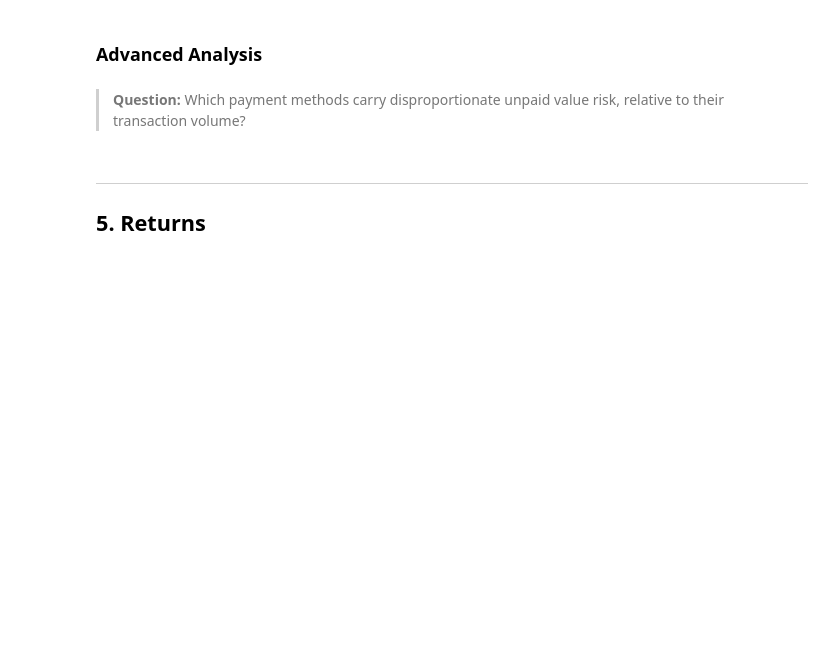
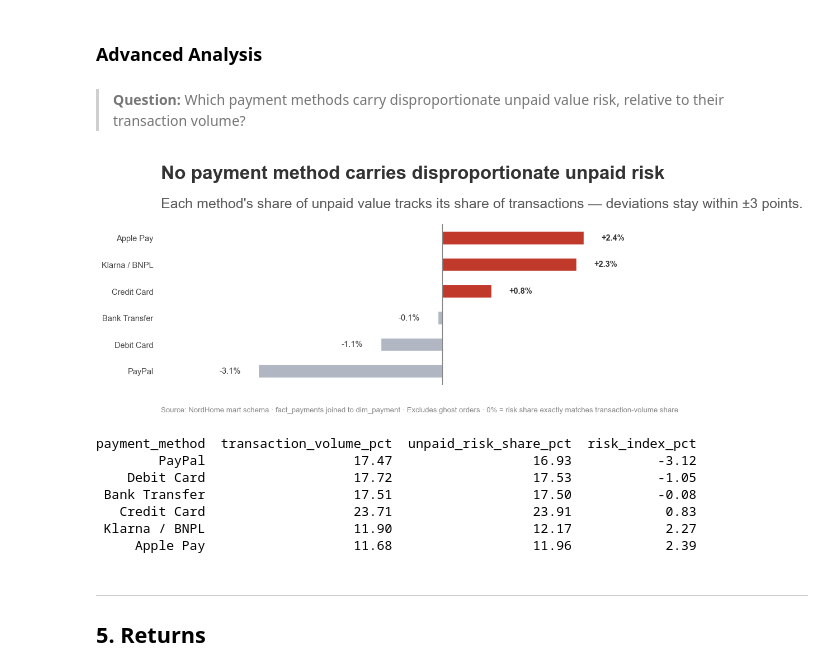
Before and after one commit to eileenheyer-cyber/nordhome_retail_analytics, a Jupyter notebook: 04_EDA/nordhome_eda.ipynb, the cells around one changed output. Cells and saved outputs as stored; diff of their text form; code cells hidden in the pictures; blank space fills up the shorter version.

```diff
--- a/04_EDA/nordhome_eda.ipynb
+++ b/04_EDA/nordhome_eda.ipynb
@@ -2934,34 +2816,43 @@ ax.axvline(0, color="#888888", linewidth=1)
 
 for i, value in enumerate(df_method_risk["risk_index_pct"]):
     ax.text(value + (0.3 if value >= 0 else -0.3), i, f"{value:+.1f}%",
             va="center", ha="left" if value >= 0 else "right",
             fontsize=10.5, color="#333333",
             fontweight="bold" if value > 0 else "normal")
 
 ax.set_xticks([])
 ax.xaxis.grid(False)
 ax.yaxis.grid(False)
 ax.margins(x=0.3)
 for spine in ax.spines.values():
     spine.set_visible(False)
 ax.tick_params(axis="y", labelsize=10.5, colors="#444444")
 ax.set_xlabel("")
 ax.set_ylabel("")
 
 add_title_subtitle(
     ax,
     "No payment method carries disproportionate unpaid risk",
-    "Deviation between each method's share of unpaid value and its share of transaction volume — all within ±3 points."
+    "Each method's share of unpaid value tracks its share of transactions — deviations stay within ±3 points."
 )
 
 fig.text(0.05, 0.02,
          "Source: NordHome mart schema · fact_payments joined to dim_payment · Excludes ghost orders · "
          "0% = risk share exactly matches transaction-volume share",
          fontsize=9.5, color=GREY_TEXT)
 
 plt.savefig("figures/unpaid_risk_vs_volume_by_method.png", dpi=150, bbox_inches="tight")
 plt.show()
 print(df_method_risk.to_string(index=False))
+# %% [output]
+[figure, added]
+payment_method  transaction_volume_pct  unpaid_risk_share_pct  risk_index_pct
+        PayPal                   17.47                  16.93           -3.12
+    Debit Card                   17.72                  17.53           -1.05
+ Bank Transfer                   17.51                  17.50           -0.08
+   Credit Card                   23.71                  23.91            0.83
+ Klarna / BNPL                   11.90                  12.17            2.27
+     Apple Pay                   11.68                  11.96            2.39
 # %% [markdown]
 ---
 ## 5. Returns
```
Also changed, not shown: parts of 17 cells of this notebook.
